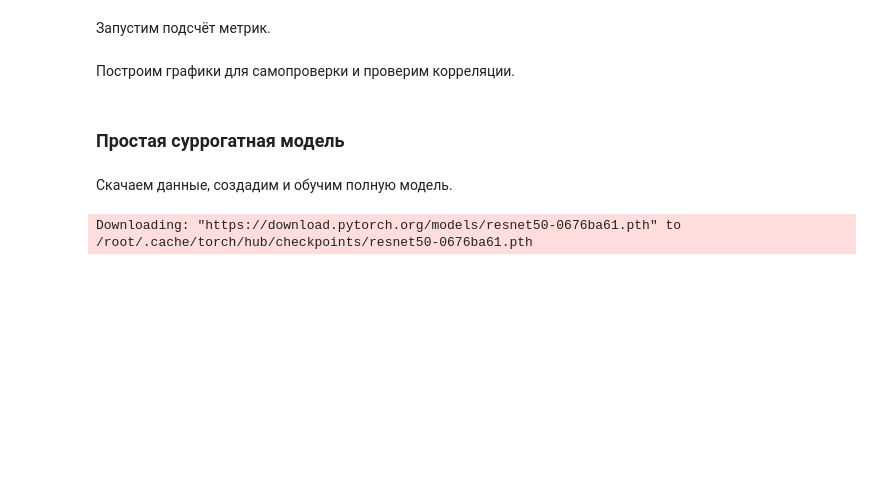
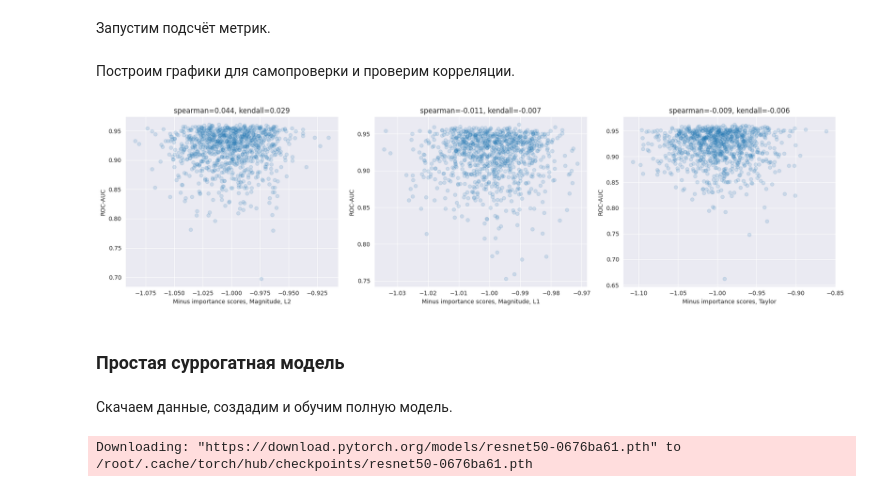
Before and after one commit to intsystems/Zero-shot-structural-pruning, a Jupyter notebook: src/depgraph-experiments.ipynb, the cells around one changed output. Drawn from its saved outputs; the diff is of its cells as text; code cells hidden in the pictures; blank space fills up the shorter version.

Commit message:
more surrogate models and one group pruning

```diff
--- a/src/depgraph-experiments.ipynb
+++ b/src/depgraph-experiments.ipynb
@@ -1651,12 +1651,12 @@ plt.tight_layout()
 Создадим нужные нам объекты и переменные.
 # %%
 prune_rate = 0.15
-num_samples = 100
+num_samples = 1000
 
 importances = {
-    'Magnitude, L2': tp.importance.GroupMagnitudeImportance(p=2, normalizer=None),
-    'Magnitude, L1': tp.importance.GroupMagnitudeImportance(p=1, normalizer=None),
-    'Taylor': tp.importance.TaylorImportance(normalizer=None)
+    'Magnitude, L2': tp.importance.GroupMagnitudeImportance(p=2),
+    'Magnitude, L1': tp.importance.GroupMagnitudeImportance(p=1),
+    'Taylor': tp.importance.TaylorImportance()
 }
 
 history_metrics = {
@@ -1670,0 +1673,2 @@ example_inputs = torch.randn(1, 3, 224, 224)
+# %%
+all_groups = list(DG.get_all_groups())
@@ -1671,3 +1677,5 @@ example_inputs = torch.randn(1, 3, 224, 224)
+# %%
+group_layer2 = all_groups[3]
 # %% [markdown]
 Запустим подсчёт метрик.
 # %%
@@ -1727,28 +1724,30 @@ for _ in tqdm(range(num_samples), desc='sample'):
 # %%
 plt.figure(figsize=(18, 5))
 
 for i, importance_name in enumerate(history_metrics):
     plt.subplot(1, 3, i+1)
     plt.scatter(
         history_metrics[importance_name]['estimate'],
         history_metrics[importance_name]['random'],
-        alpha=0.3
+        alpha=0.15
         )
     plt.xlabel(f'Minus importance scores, {importance_name}')
     plt.ylabel('ROC-AUC')
 
     spearman_corr, _ = spearmanr(
         history_metrics[importance_name]['estimate'],
         history_metrics[importance_name]['random']
         )
     kendall_corr, _ = kendalltau(
         history_metrics[importance_name]['estimate'],
         history_metrics[importance_name]['random']
         )
 
     plt.title(f'spearman={spearman_corr:.3f}, kendall={kendall_corr:.3f}')
 
 plt.tight_layout()
+# %% [output]
+[figure, added]
 # %% [markdown]
 ### Простая суррогатная модель
 # %% [markdown]
```
Also changed, not shown: parts of 35 cells of this notebook, 1 other file.
